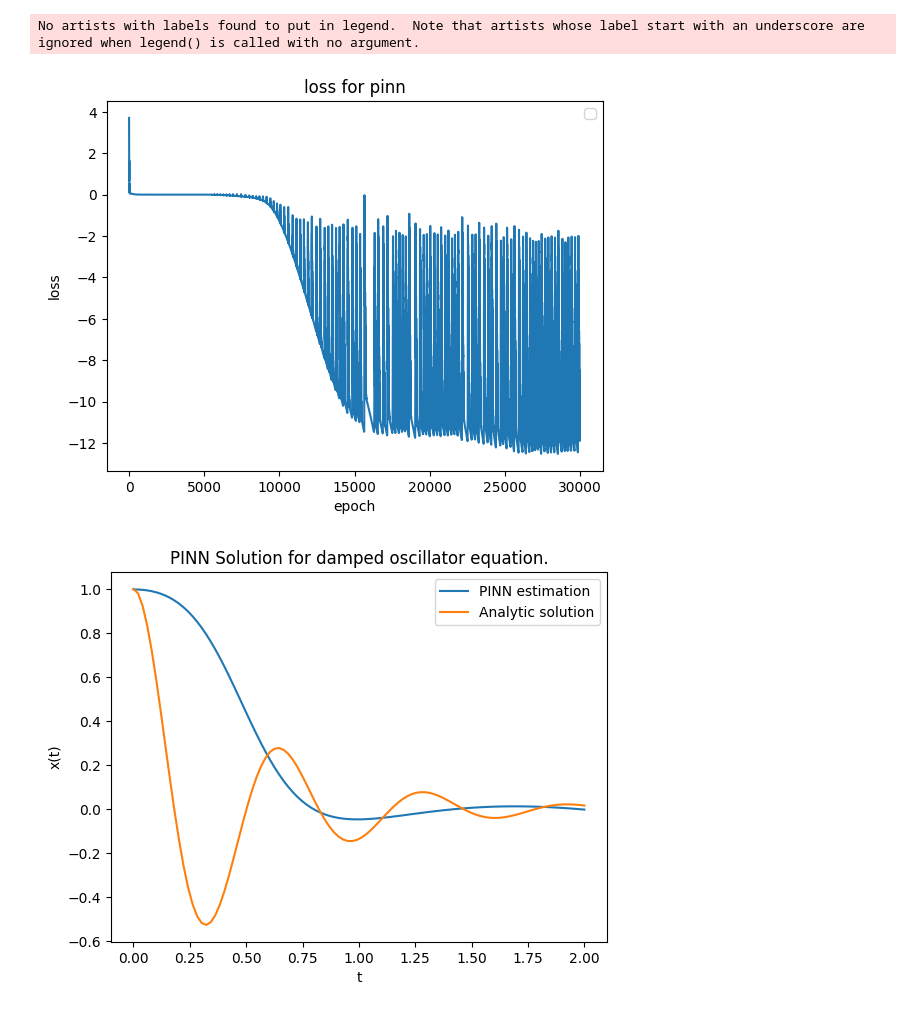
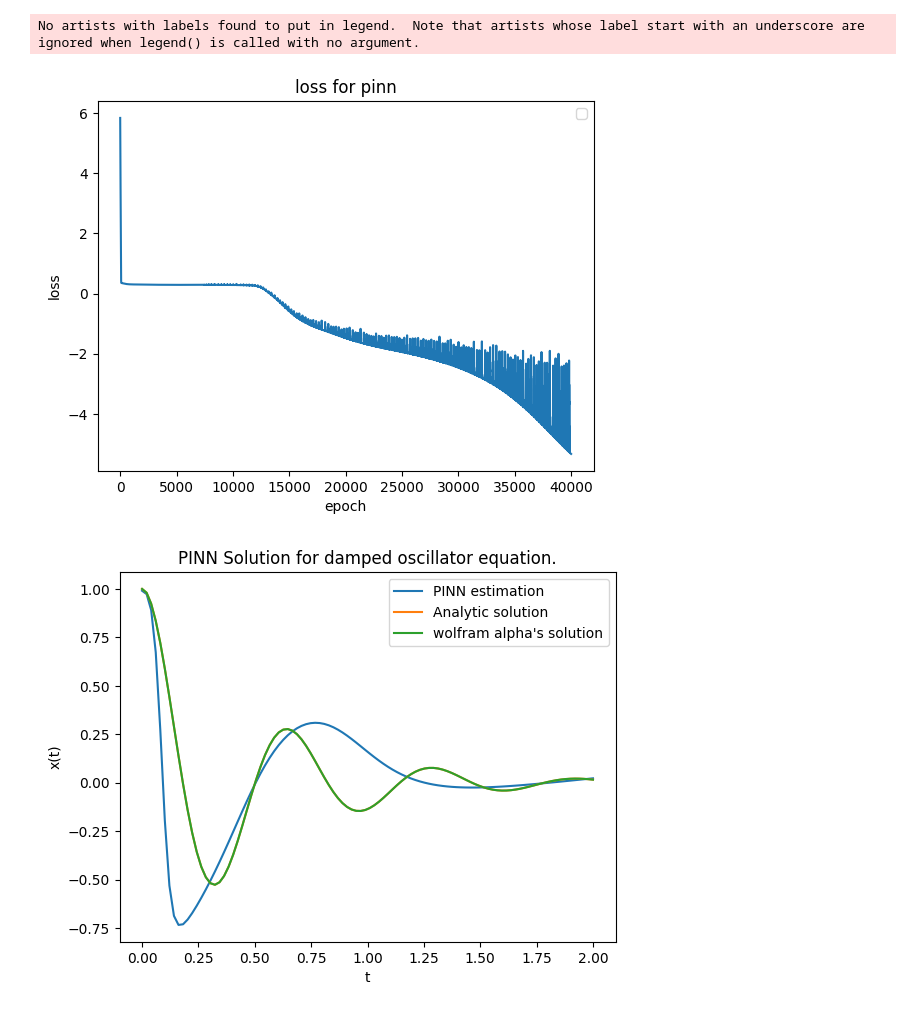
Before and after one commit to Bear-Witness-98/pinns_on_pytorch, a Jupyter notebook: PINN/damped_oscillator.ipynb, the cells around one changed output. Cells and saved outputs as stored; diff of their text form; code cells hidden in the pictures.

```diff
--- a/PINN/damped_oscillator.ipynb
+++ b/PINN/damped_oscillator.ipynb
@@ -22,9 +22,7 @@ class PINN(nn.Module):
             nn.Tanh(),
             nn.Linear(50, 50),  # Hidden layer
             nn.Tanh(),
-            nn.Linear(50, 50),    # Hidden layer
-            nn.Tanh(),
-            nn.Linear(50, 50),    # Hidden layer
+            nn.Linear(50, 50),  # Hidden layer
             nn.Tanh(),
             nn.Linear(50, 1),    # Output layer for v(t)
         )
@@ -43,7 +41,12 @@ def damped_oscillatior_loss(model, t):
     initial_conditions = (x_0 - X0)**2
     x_t_0 = torch.autograd.grad(x_0, t_0, grad_outputs=torch.ones_like(x_0), create_graph=True)[0]
     initial_conditions_der = (x_t_0 - X_T_0)**2
-    return torch.mean(f) + torch.mean(initial_conditions) + torch.mean(initial_conditions_der)
+    return torch.mean(f) + \
+        torch.mean(initial_conditions) + \
+        torch.mean(initial_conditions_der) + \
+        (-0.0629 - model(torch.tensor([0.4848])))**2 + \
+        (-0.5183 - model(torch.tensor([0.3030])))**2 + \
+        (0.2595 - model(torch.tensor([0.6061])))**2
 
 # Training data
 t = 2*torch.rand(100, 1)  # Randomly sampled points in [0, 1]
@@ -58,7 +61,7 @@ optimizer = optim.Adam(params=[{'params': model.parameters()}, {'params': t}], l
 losses = []
 
 # Training loop
-epochs = 30000
+epochs = 40000
 for epoch in range(epochs):
     optimizer.zero_grad()
 
@@ -103,22 +106,30 @@ Epoch [29000/30000], Loss: 7.095954970282037e-06
 No artists with labels found to put in legend.  Note that artists whose label start with an underscore are ignored when legend() is called with no argument.
-[figure, old version]
+[figure, new version]
 # %%
 # Test the model
 t_test = 2*torch.linspace(0, 1, 100).reshape(-1, 1)
 x_test = model(t_test)
-root = torch.sqrt(torch.tensor([ZETTA**2 - 1], dtype=torch.cfloat))
-x_real = X0*torch.exp(-W*ZETTA*t_test)*(torch.cosh(W*root*t_test) + (ZETTA/root)*torch.sinh(W*root*t_test))
+Z = ZETTA
+w = W
+root = torch.sqrt(torch.tensor([Z**2 - 1], dtype=torch.cfloat))
+x_real = X0*torch.exp(-w*Z*t_test)*(torch.cosh(w*root*t_test) + (Z/root)*torch.sinh(w*root*t_test))
 x_real = x_real.real
+
+# wolfram alpha's solution:
+six = torch.tensor([6.0])
+x_sth = (1/12)*torch.exp(-2*t_test)*(torch.sqrt(six)*torch.sin(4*torch.sqrt(six)*t_test) + 12*torch.cos(4*torch.sqrt(six)*t_test))
+
 
 # Plot the results
 import matplotlib.pyplot as plt
 plt.figure()
 plt.plot(t_test.detach().numpy(), x_test.detach().numpy(), label="PINN estimation")
 plt.plot(t_test.detach().numpy(), x_real.detach().numpy(), label="Analytic solution")
+plt.plot(t_test.detach().numpy(), x_sth.detach().numpy(), label="wolfram alpha's solution")
 plt.xlabel('t')
 plt.ylabel('x(t)')
 plt.title('PINN Solution for damped oscillator equation.')
 plt.legend()
 plt.show()
 # %% [output]
-[figure, old version]
+[figure, new version]
```
Also changed, not shown: parts of 2 cells of this notebook.
